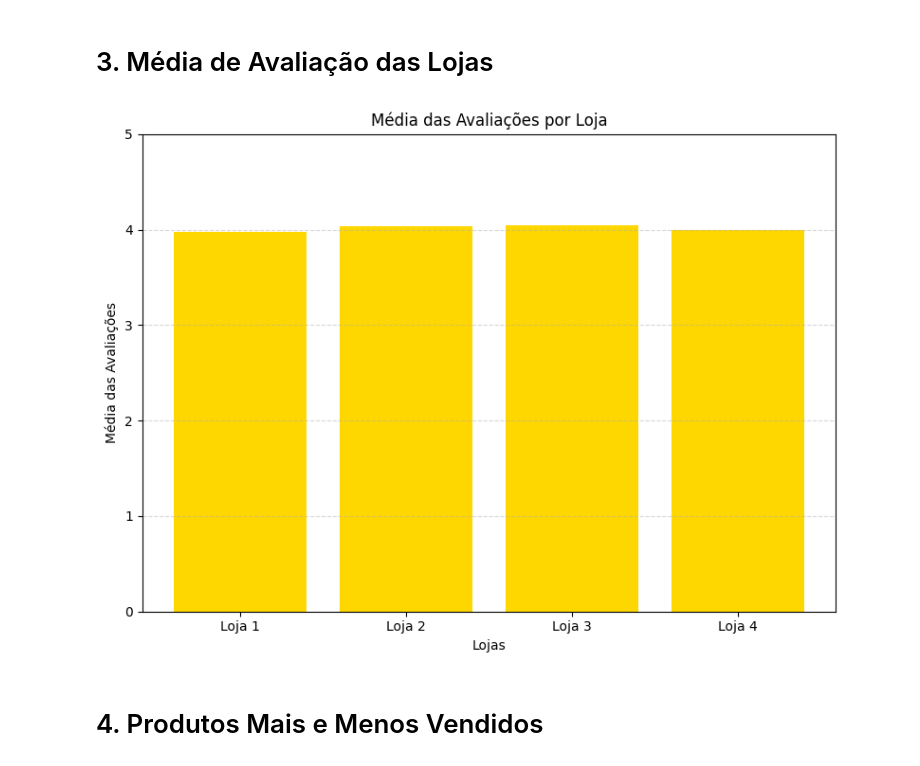
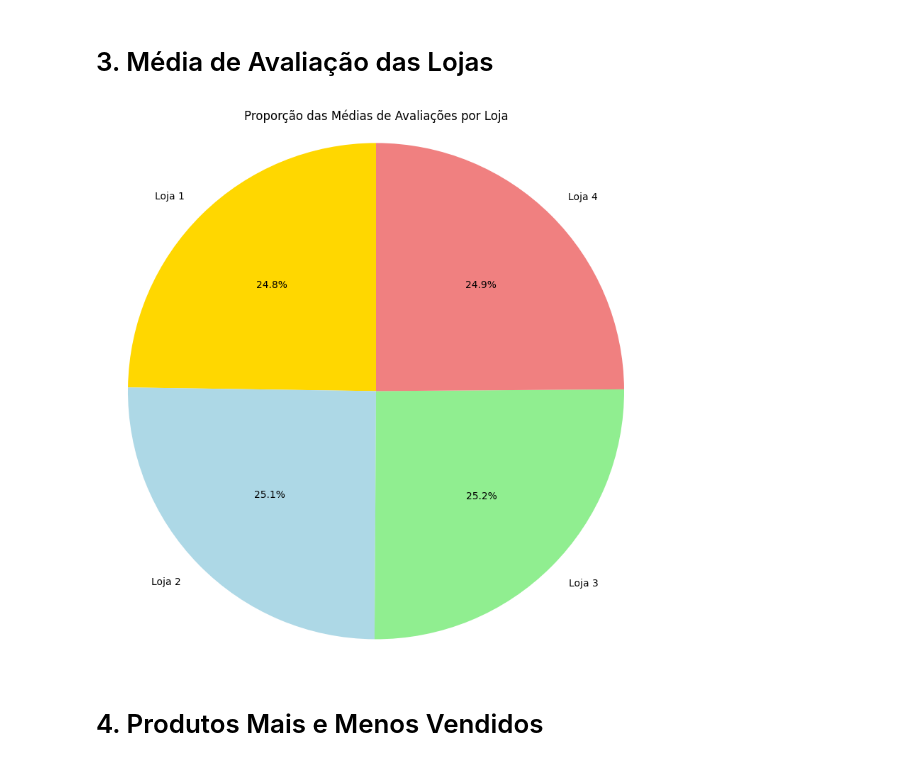
Before and after one commit to RnNasciment0/-Challenge-ONE-Data-Science-Alura-Store, a Jupyter notebook: AluraStoreBr (1).ipynb, the cells around one changed output. Drawn from its saved outputs; the diff is of its cells as text; code cells hidden in the pictures.

```diff
--- a/AluraStoreBr (1).ipynb
+++ b/AluraStoreBr (1).ipynb
@@ -89,25 +100,25 @@ for i in range(4):
 # %% [markdown]
 # 3. Média de Avaliação das Lojas
 # %%
+import matplotlib.pyplot as plt
+
 mediaDasNotasLoja1 = loja['Avaliação da compra'].sum() / loja['Avaliação da compra'].count()
 mediaDasNotasLoja2 = loja2['Avaliação da compra'].sum() / loja2['Avaliação da compra'].count()
 mediaDasNotasLoja3 = loja3['Avaliação da compra'].sum() / loja3['Avaliação da compra'].count()
 mediaDasNotasLoja4 = loja4['Avaliação da compra'].sum() / loja4['Avaliação da compra'].count()
+
 medias = [mediaDasNotasLoja1, mediaDasNotasLoja2, mediaDasNotasLoja3, mediaDasNotasLoja4]
 nomesLojas = ['Loja 1', 'Loja 2', 'Loja 3', 'Loja 4']
 
-# Gráfico de barras
-plt.figure(figsize=(8, 6))
-plt.bar(nomesLojas, medias, color='gold')
-plt.title('Média das Avaliações por Loja')
-plt.xlabel('Lojas')
-plt.ylabel('Média das Avaliações')
-plt.ylim(0.0, 5.0)  # Avaliações vão de 0 a 5
-plt.grid(axis='y', linestyle='--', alpha=0.5)
+# Gráfico de Pizza
+plt.figure(figsize=(8, 8))
+plt.pie(medias, labels=nomesLojas, autopct='%1.1f%%', startangle=90, colors=['gold', 'lightblue', 'lightgreen', 'lightcoral'])
+plt.title('Proporção das Médias de Avaliações por Loja')
+plt.axis('equal')  # Deixa o gráfico em formato de círculo
 plt.tight_layout()
 plt.show()
 # %% [output]
-[figure, old version]
+[figure, new version]
 # %% [markdown]
 # 4. Produtos Mais e Menos Vendidos
 # %%
```
Also changed, not shown: parts of 5 cells of this notebook.
